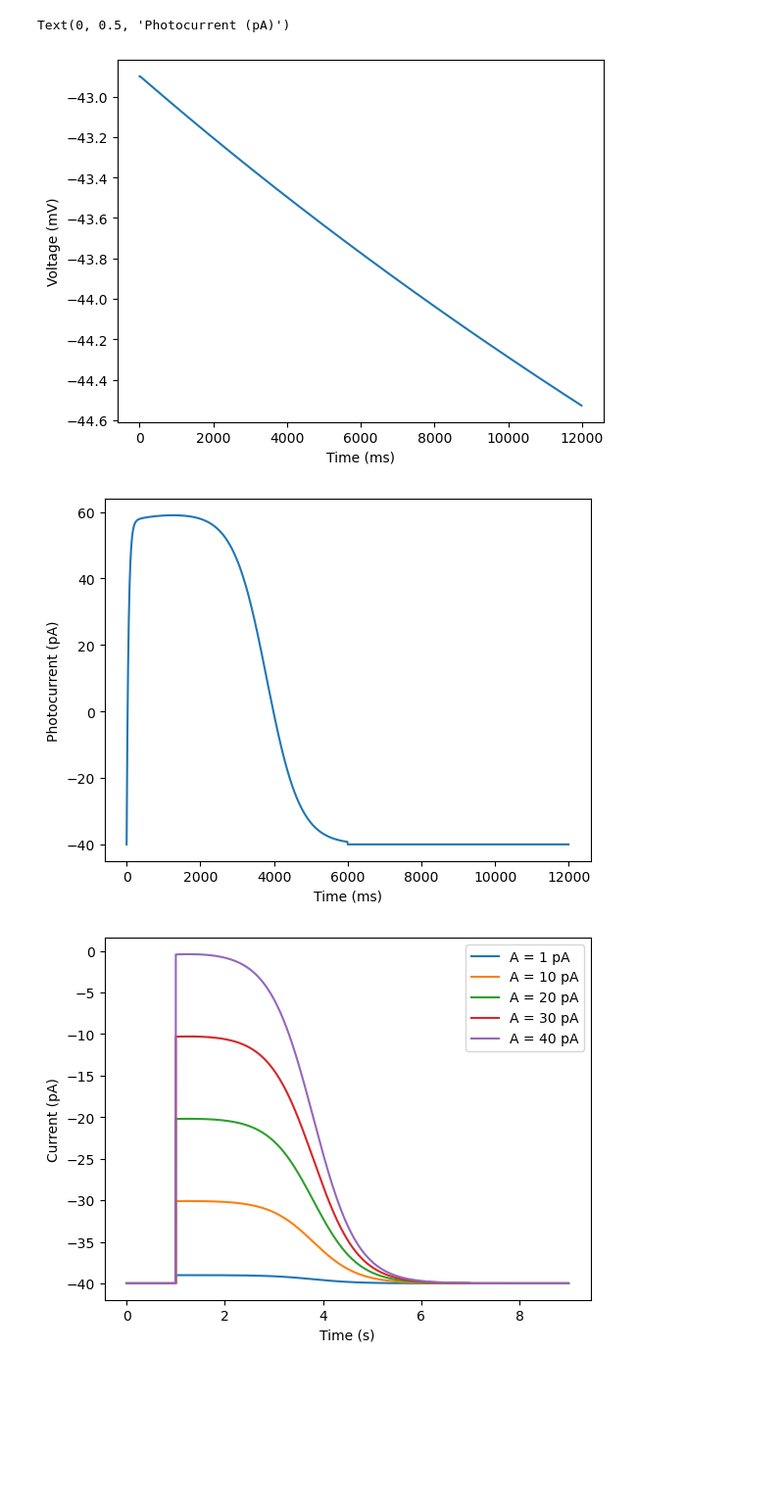
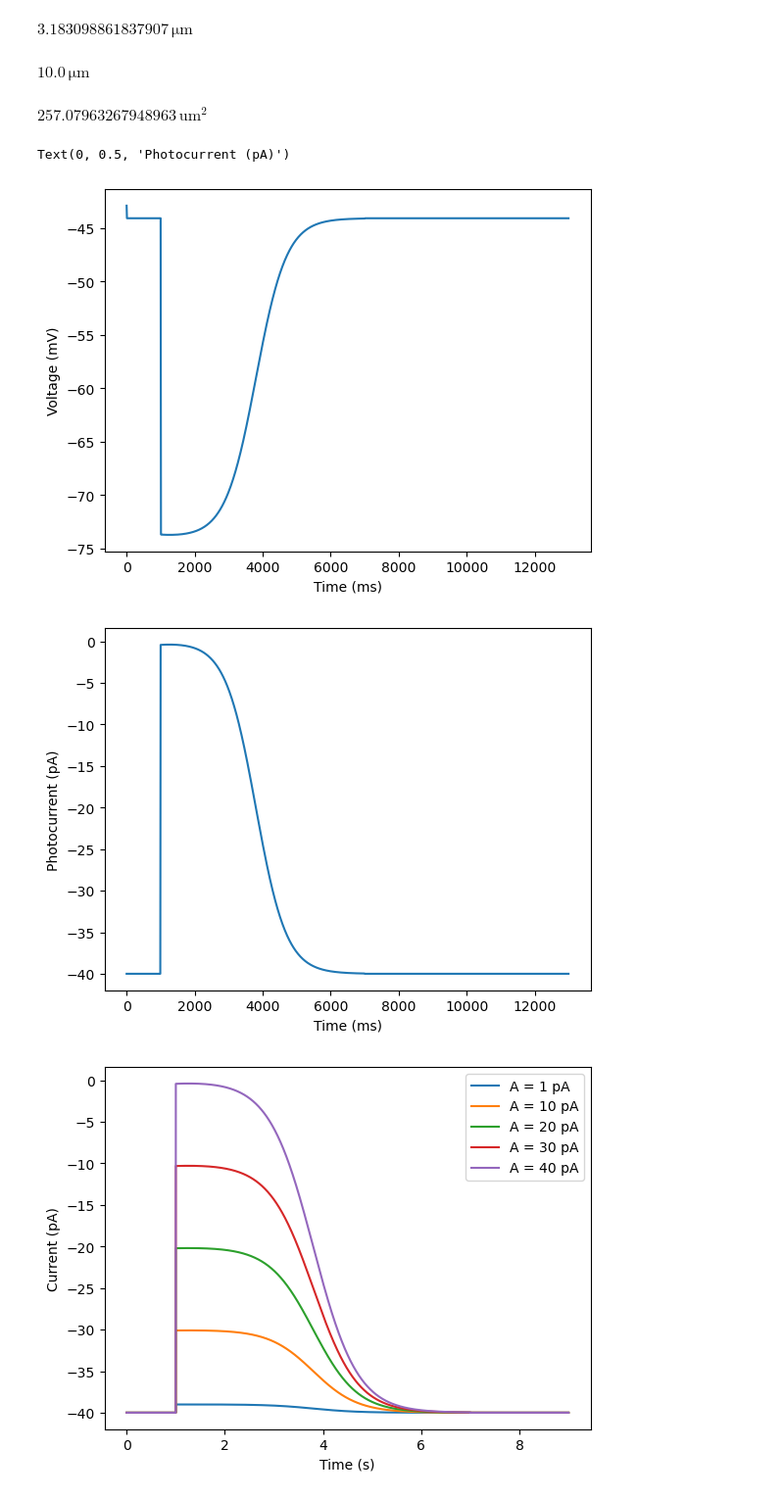
Before and after one commit to vmr160030/545, a Jupyter notebook: Rod_pathway_project/rod_pathway_init.ipynb, the cells around one changed output. Shown at 98% size. Drawn from its saved outputs; the diff is of its cells as text; code cells hidden in the pictures; blank space fills up the shorter version.

```diff
--- a/Rod_pathway_project/rod_pathway_init.ipynb
+++ b/Rod_pathway_project/rod_pathway_init.ipynb
@@ -174,42 +174,57 @@ Diam = 10*umetre
 # Rm = 6000*ohm*cm**2
 Cm = 1*uF*cm**-2
 Ra = 200*ohm*cm
+# %%
+length
+# %% [output]
+$3.183098861837907\,\mathrm{\mu}\mathrm{m}$
+# %%
+Diam
+# %% [output]
+$10.0\,\mathrm{\mu}\mathrm{m}$
+# %%
+# Cylinder area = 2*pi*radius*length + 2*pi*radius^2
+cell_area = np.pi*Diam*length + 2*np.pi*Diam**2/4
+cell_area
+# %% [output]
+$257.07963267948963\,\mathrm{um^2}$
 # %%
+defaultclock.dt = 1*ms
 start_scope()
 eqs_total = '''
 # Transmembrane current
 Im = 0*amp/metre**2 : amp / metre**2
 
 #dV/dt = -(Ih + IKv + IKx + Ileak + ICa + ICl + IKCa + Ip/(metre**2) + Im) / Cm : volt
-dV/dt = -(IKv + Ip/(metre**2) + Im) / Cm : volt
+dV/dt = -(Ileak + Ih + Ip/(cell_area)) / Cm : volt
 '''
-eqs = eqs_input + eqs_total + eqs_Kv# + eqs_h + eqs_sum + eqs_Kx + eqs_leak + eqs_Ca + eqs_Cadyn + eqs_CaCl + eqs_KCa
-morpho = Cylinder(diameter=Diam, n=1, length=8*umetre)
+eqs = eqs_input + eqs_total + eqs_h +eqs_leak#+ eqs_h# + eqs_Kx + eqs_leak + eqs_Ca + eqs_Cadyn + eqs_CaCl + eqs_KCa
+morpho = Cylinder(diameter=Diam, n=1, length=length)
 neuron = SpatialNeuron(morphology=morpho, model=eqs, Cm=Cm, Ri=Ra, method='euler')
 # Monitor voltage and Ip
 M = StateMonitor(neuron, 'V', record=True, dt=10*ms)
 M2 = StateMonitor(neuron, 'Ip', record=True, dt=10*ms)
 # neuron.Ca = Cainf
 neuron.V = -42.9*mV
-# neuron.A = 0*pA
-# run(1000*ms)
-neuron.A = 100*pA
+neuron.A = 0*pA
+run(1000*ms)
+neuron.A = 40*pA
 run(6000*ms)
 neuron.A = 0*pA
 run(6000*ms)
 plot(M.t/ms, M.V[0]/mV)
 xlabel('Time (ms)')
 ylabel('Voltage (mV)')
 # ylim(-74, -73.8)
 
 plt.figure()
 plot(M2.t/ms, M2.Ip[0]/pA)
 xlabel('Time (ms)')
 ylabel('Photocurrent (pA)')
 # %% [output]
 Text(0, 0.5, 'Photocurrent (pA)')
-[figure, old version]
+[figure, new version]
-[figure, old version]
+[figure, new version]
 # %%
 eqs = '''
 # input photocurrent
```
